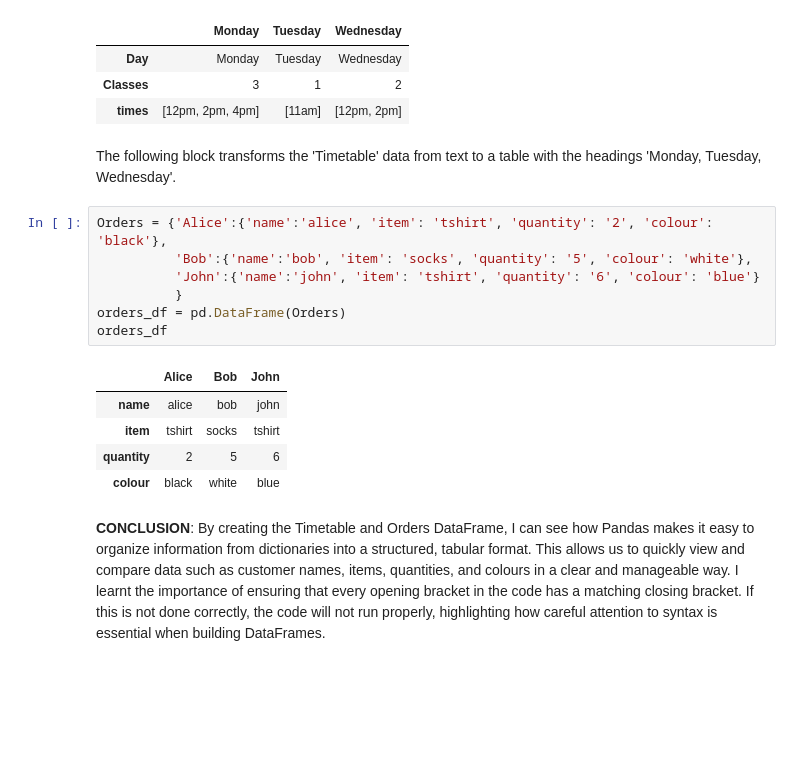
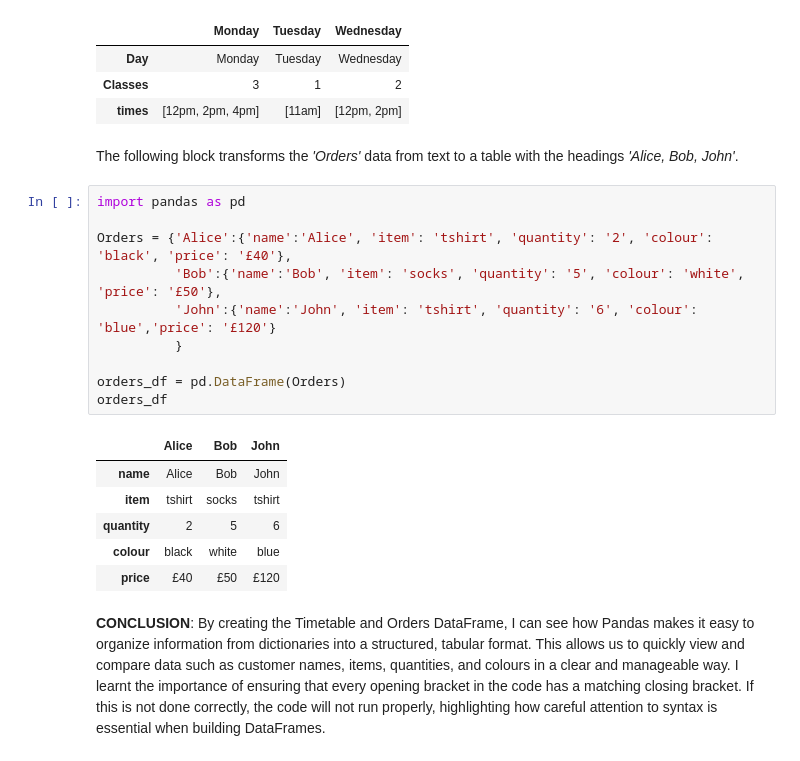
Before and after one commit to kiaraspreckley/KiaraSpreckley_DataScience_GenAI_Submission, a Jupyter notebook: Assignment_1/2_01_data_and_feature_engineering_in_pandas_COMPLETED.ipynb, the cells around one changed output. Cells and saved outputs as stored; diff of their text form; blank space fills up the shorter version.

```diff
--- a/Assignment_1/2_01_data_and_feature_engineering_in_pandas_COMPLETED.ipynb
+++ b/Assignment_1/2_01_data_and_feature_engineering_in_pandas_COMPLETED.ipynb
@@ -155,19 +155,23 @@ timetable_df
 | Classes | 3 | 1 | 2 |
 | times | [12pm, 2pm, 4pm] | [11am] | [12pm, 2pm] |
 # %% [markdown]
-The following block transforms the 'Timetable' data from text to a table with the headings 'Monday, Tuesday, Wednesday'.
+The following block transforms the *'Orders'* data from text to a table with the headings *'Alice, Bob, John'*.
 # %%
-Orders = {'Alice':{'name':'alice', 'item': 'tshirt', 'quantity': '2', 'colour': 'black'},
-          'Bob':{'name':'bob', 'item': 'socks', 'quantity': '5', 'colour': 'white'},
-          'John':{'name':'john', 'item': 'tshirt', 'quantity': '6', 'colour': 'blue'}
+import pandas as pd
+
+Orders = {'Alice':{'name':'Alice', 'item': 'tshirt', 'quantity': '2', 'colour': 'black', 'price': '£40'},
+          'Bob':{'name':'Bob', 'item': 'socks', 'quantity': '5', 'colour': 'white', 'price': '£50'},
+          'John':{'name':'John', 'item': 'tshirt', 'quantity': '6', 'colour': 'blue','price': '£120'}
           }
+
 orders_df = pd.DataFrame(Orders)
 orders_df
 # %% [output]
 |  | Alice | Bob | John |
-| name | alice | bob | john |
+| name | Alice | Bob | John |
 | item | tshirt | socks | tshirt |
 | quantity | 2 | 5 | 6 |
 | colour | black | white | blue |
+| price | £40 | £50 | £120 |
 # %% [markdown]
 **CONCLUSION**: By creating the Timetable and Orders DataFrame, I can see how Pandas makes it easy to organize information from dictionaries into a structured, tabular format. This allows us to quickly view and compare data such as customer names, items, quantities, and colours in a clear and manageable way. I learnt the importance of ensuring that every opening bracket in the code has a matching closing bracket. If this is not done correctly, the code will not run properly, highlighting how careful attention to syntax is essential when building DataFrames.
```
Also changed, not shown: parts of 3 cells of this notebook.
